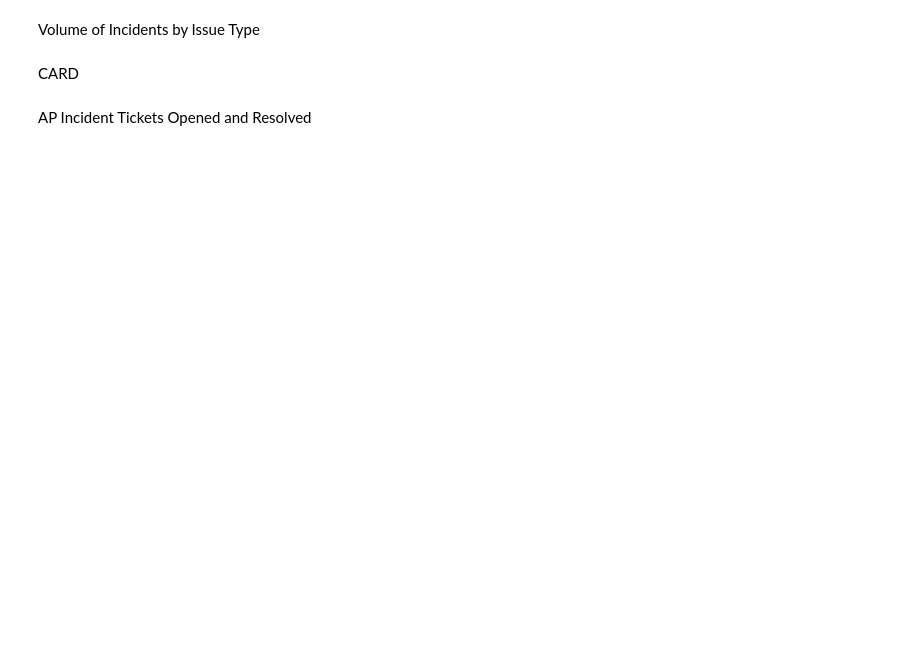
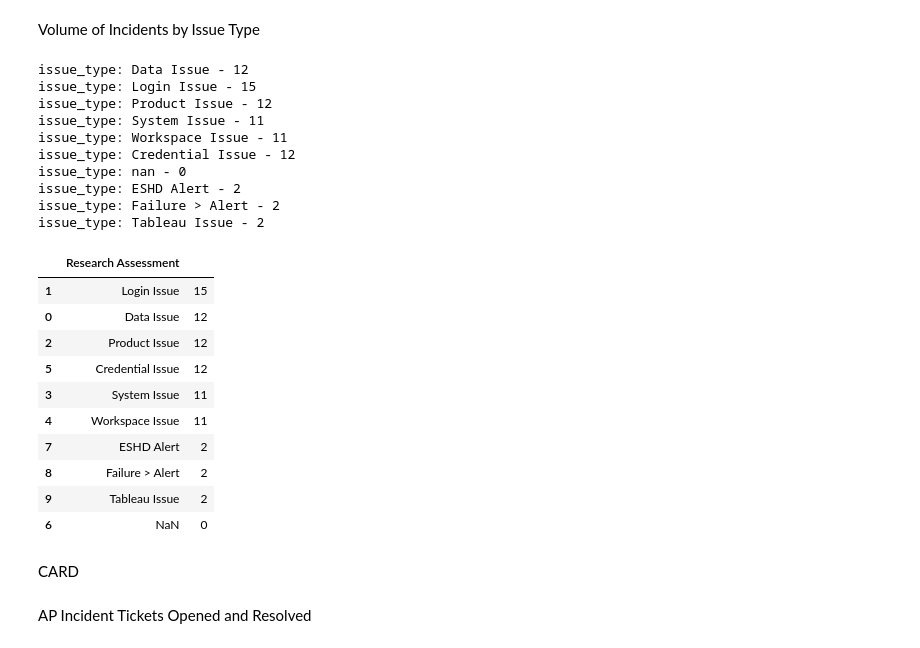
Before and after one commit to cH000k/python, a Jupyter notebook: app_test.ipynb, the cells around one changed output. Saved outputs shown, nothing was run; the diff lists cells and outputs as text; code cells hidden in the pictures; blank space fills up the shorter version.

```diff
--- a/app_test.ipynb
+++ b/app_test.ipynb
@@ -60,10 +60,10 @@ df_incident.to_csv('/Users/noel.c.joaquin/Desktop/Python/INC_YTD_nov2022.csv', i
 # Recreate Dataframe and conver Date columns to Datetime format
 d_parser = lambda x: pd.datetime.strptime(x, '%m/%d/%Y')
 
-df_task = pd.read_csv('/Users/noel.c.joaquin/Desktop/Python/INC_YTD_nov2022.csv', parse_dates=['opened_at', 'closed_at', 'resolved_at'],
+df_incident = pd.read_csv('/Users/noel.c.joaquin/Desktop/Python/INC_YTD_nov2022.csv', parse_dates=['opened_at', 'closed_at', 'resolved_at'],
                             date_parser = d_parser , encoding = 'unicode_escape')
 
-df_task.head()
+df_incident.head()
 # %% [output]
 |  | number | state | opened_at | resolved_at | closed_at | u_research_assessment |
 | 0 | INC1234577 | Resolved | 2022-01-01 | 2022-01-02 | 2022-02-01 | Data Issue |
@@ -156,12 +131,44 @@ print(research_assessment_types)
 # %%
+# Get all 'Research Assessment' types
+research_assessment_types = df_incident["u_research_assessment"].unique().tolist()
+# print(research_assessment_types)
+
 # Get Count for each 'Research Assessment'
-
 research_assessment_count = []
-
 for issue_type in research_assessment_types:
-    count = df_task.loc[df_task["u_research_assessment"] == issue_type].shape[0]
+    count = df_incident.loc[df_incident["u_research_assessment"] == issue_type].shape[0]
     research_assessment_count.append(count)
 
     print(f"issue_type: {issue_type} - {count}")
+# print(research_assessment_count)
 
-print(research_assessment_count)
+# Create DataFrame for Research Assessment Count
+df_research_assessment = pd.DataFrame({
+    "Research Assessment": research_assessment_types,
+    "": research_assessment_count
+})
+
+df_research_assessment = df_research_assessment.sort_values('', ascending=False)
+df_research_assessment
+# %% [output]
+issue_type: Data Issue - 12
+issue_type: Login Issue - 15
+issue_type: Product Issue - 12
+issue_type: System Issue - 11
+issue_type: Workspace Issue - 11
+issue_type: Credential Issue - 12
+issue_type: nan - 0
+issue_type: ESHD Alert - 2
+issue_type: Failure > Alert - 2
+issue_type: Tableau Issue - 2
+|  | Research Assessment |  |
+| 1 | Login Issue | 15 |
+| 0 | Data Issue | 12 |
+| 2 | Product Issue | 12 |
+| 5 | Credential Issue | 12 |
+| 3 | System Issue | 11 |
+| 4 | Workspace Issue | 11 |
+| 7 | ESHD Alert | 2 |
+| 8 | Failure > Alert | 2 |
+| 9 | Tableau Issue | 2 |
+| 6 | NaN | 0 |
```
Also changed, not shown: parts of 21 cells of this notebook, 1 other file.
